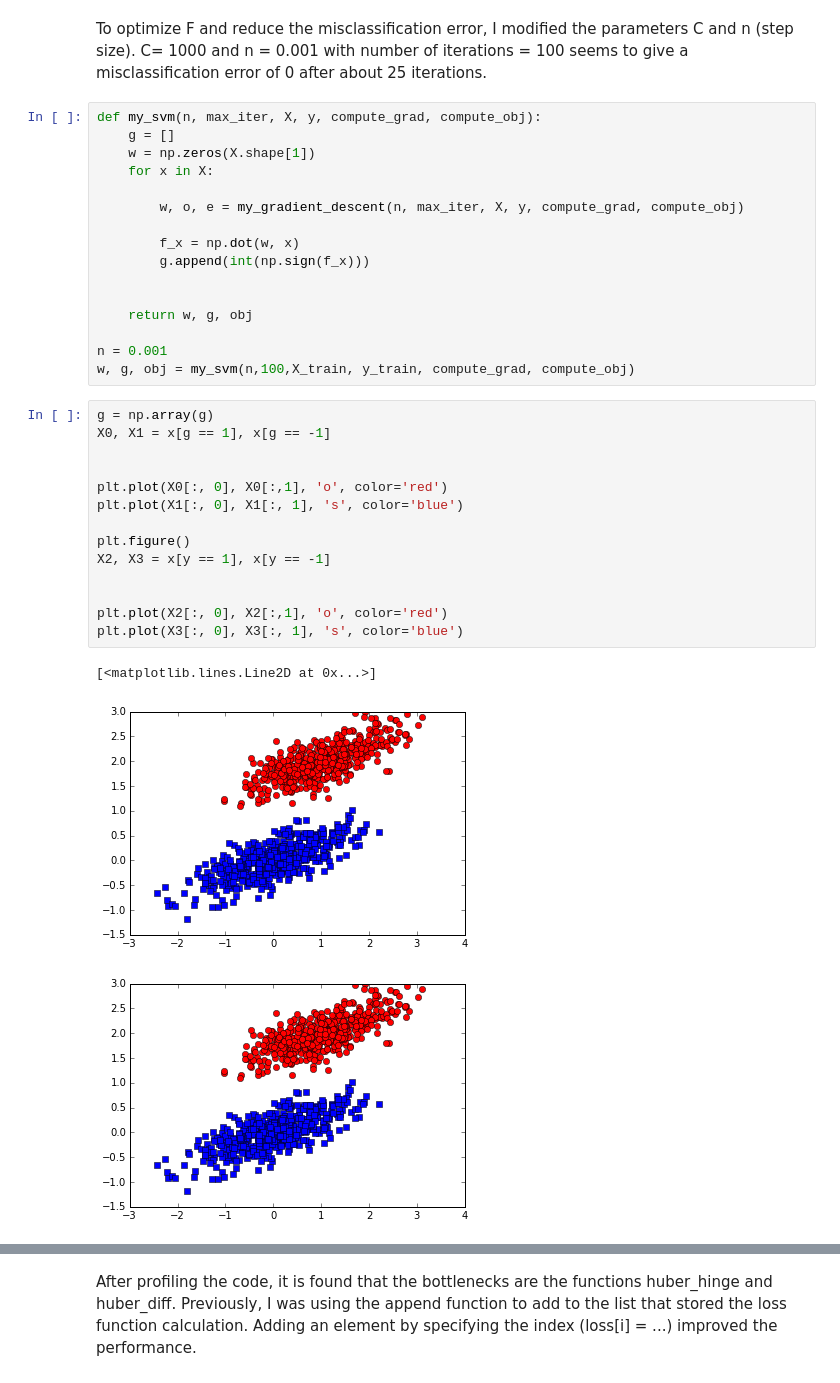
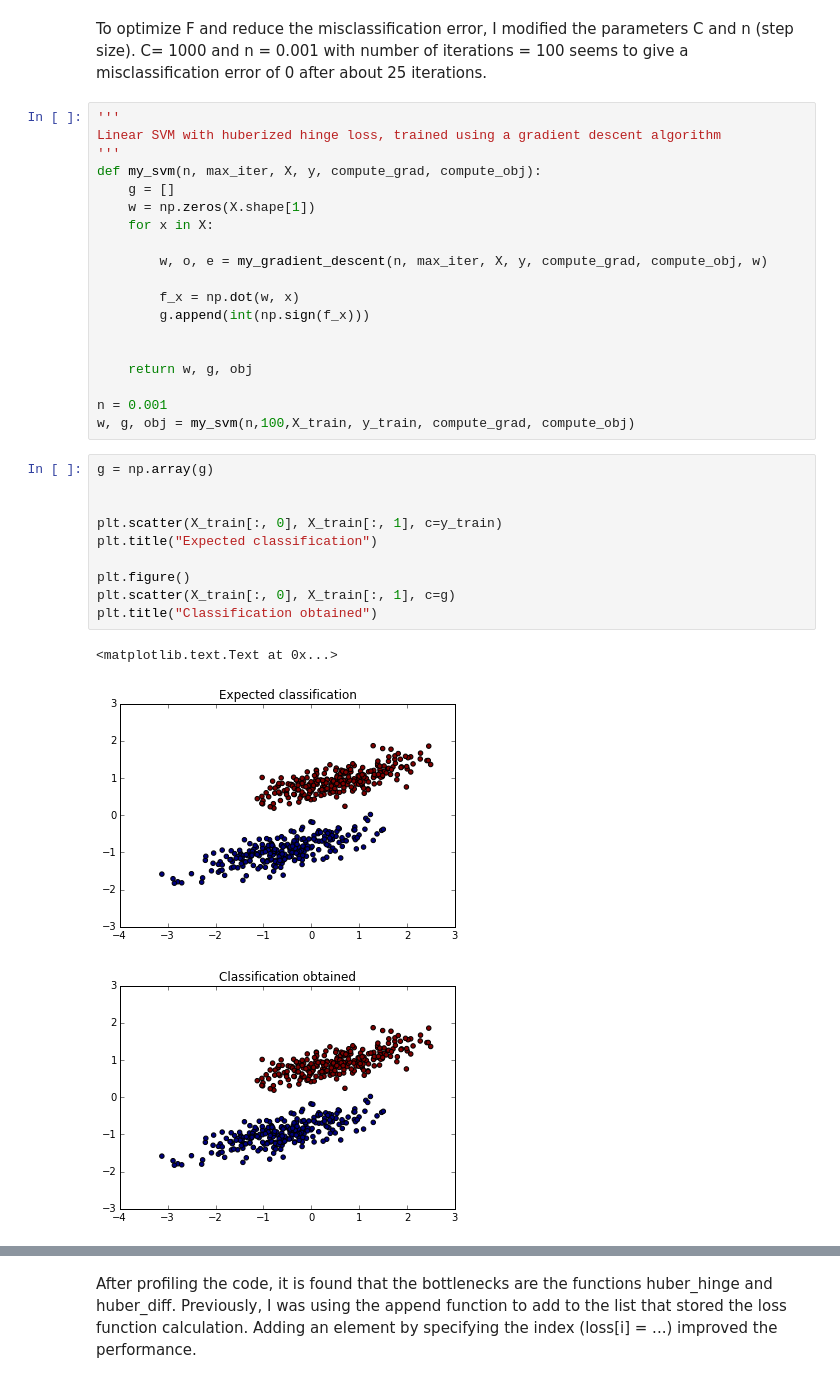
Before and after one commit to aartibagul/Source-Separation, a Jupyter notebook: Hw5_Stochastic_Gradient_Algorithms.ipynb, the cells around one changed output, grey strips where cells are left out. Saved outputs shown, nothing was run; the diff lists cells and outputs as text.

```diff
--- a/Hw5_Stochastic_Gradient_Algorithms.ipynb
+++ b/Hw5_Stochastic_Gradient_Algorithms.ipynb
@@ -201,12 +202,15 @@ plt.ylabel("Misclassification error")
 # %% [markdown]
 To optimize F and reduce the misclassification error, I modified the parameters C and n (step size). C= 1000 and n = 0.001 with number of iterations = 100 seems to give a misclassification error of 0 after about 25 iterations.
 # %%
+'''
+Linear SVM with huberized hinge loss, trained using a gradient descent algorithm
+'''
 def my_svm(n, max_iter, X, y, compute_grad, compute_obj):
     g = []
     w = np.zeros(X.shape[1])
     for x in X:
 
-        w, o, e = my_gradient_descent(n, max_iter, X, y, compute_grad, compute_obj)
+        w, o, e = my_gradient_descent(n, max_iter, X, y, compute_grad, compute_obj, w)
 
         f_x = np.dot(w, x)
         g.append(int(np.sign(f_x)))
@@ -216,24 +220,20 @@ def my_svm(n, max_iter, X, y, compute_grad, compute_obj):
 
 n = 0.001
 w, g, obj = my_svm(n,100,X_train, y_train, compute_grad, compute_obj)
-# %%
-g = np.array(g)
-X0, X1 = x[g == 1], x[g == -1]
-
-
-plt.plot(X0[:, 0], X0[:,1], 'o', color='red')
-plt.plot(X1[:, 0], X1[:, 1], 's', color='blue')
-
-plt.figure()
-X2, X3 = x[y == 1], x[y == -1]
-
-
-plt.plot(X2[:, 0], X2[:,1], 'o', color='red')
-plt.plot(X3[:, 0], X3[:, 1], 's', color='blue')
-# %% [output]
-[<matplotlib.lines.Line2D at 0x...>]
-[figure, removed]
-[figure, removed]
+# %%
+g = np.array(g)
+
+
+plt.scatter(X_train[:, 0], X_train[:, 1], c=y_train)
+plt.title("Expected classification")
+
+plt.figure()
+plt.scatter(X_train[:, 0], X_train[:, 1], c=g)
+plt.title("Classification obtained")
+# %% [output]
+<matplotlib.text.Text at 0x...>
+[figure, added]
+[figure, added]
 # %%
 '''
 gradient descent algorithm with backtracking line search
```
Also changed, not shown: parts of 20 cells of this notebook.
